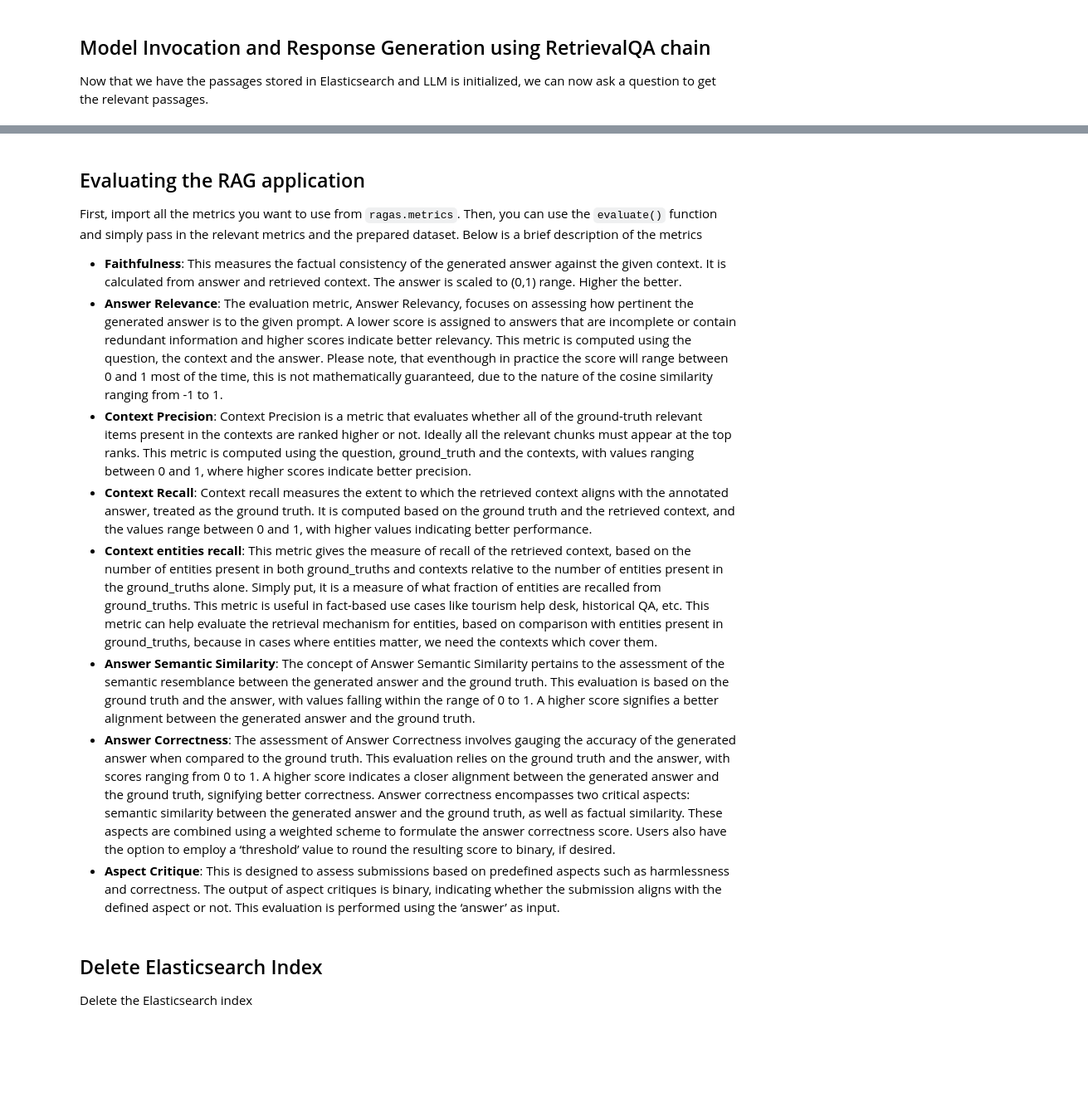
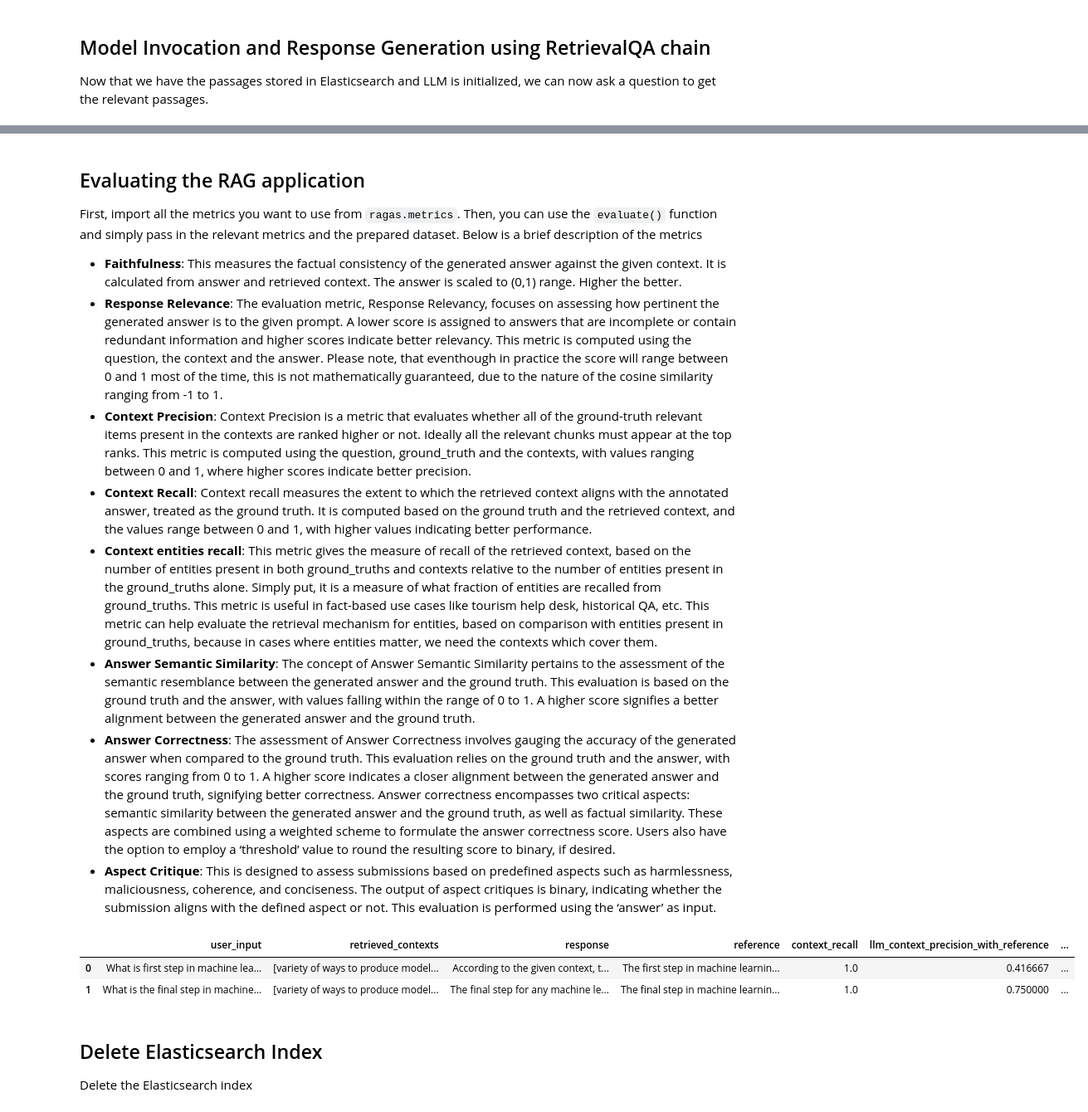
Before and after one commit to aws-samples/aws-generativeai-partner-samples, a Jupyter notebook: elastic/samples/elastic-bedrock-claude-langchain-rag-eval.ipynb, the cells around one changed output, grey strips where cells are left out. Shown at 83% size. Saved outputs shown, nothing was run; the diff lists cells and outputs as text; code cells hidden in the pictures; blank space fills up the shorter version.

```diff
--- a/elastic/samples/elastic-bedrock-claude-langchain-rag-eval.ipynb
+++ b/elastic/samples/elastic-bedrock-claude-langchain-rag-eval.ipynb
@@ -80,7 +99,7 @@ bedrock_client = boto3.client('bedrock-runtime')
 modelId = 'anthropic.claude-3-sonnet-20240229-v1:0' # change this to use a different version from the model provider
 embeddingmodelId = 'amazon.titan-embed-text-v1' # change this to use a different embedding model
 
-llm = BedrockChat(model_id=modelId, client=bedrock_client)
+llm = ChatBedrockConverse(model_id=modelId, client=bedrock_client)
 embeddings = BedrockEmbeddings(model_id=embeddingmodelId,client=bedrock_client)
 # %% [markdown]
 ## Read files from directory
@@ -223,10 +257,10 @@ dataset = Dataset.from_dict(data)
 First, import all the metrics you want to use from `ragas.metrics`. Then, you can use the `evaluate()` function and simply pass in the relevant metrics and the prepared dataset. Below is a brief description of the metrics
 
 * **Faithfulness**: This measures the factual consistency of the generated answer against the given context. It is calculated from answer and retrieved context. The answer is scaled to (0,1) range. Higher the better.
-* **Answer Relevance**: The evaluation metric, Answer Relevancy, focuses on assessing how pertinent the generated answer is to the given prompt. A lower score is assigned to answers that are incomplete or contain redundant information and higher scores indicate better relevancy. This metric is computed using the question, the context and the answer. Please note, that eventhough in practice the score will range between 0 and 1 most of the time, this is not mathematically guaranteed, due to the nature of the cosine similarity ranging from -1 to 1.
+* **Response Relevance**: The evaluation metric, Response Relevancy, focuses on assessing how pertinent the generated answer is to the given prompt. A lower score is assigned to answers that are incomplete or contain redundant information and higher scores indicate better relevancy. This metric is computed using the question, the context and the answer. Please note, that eventhough in practice the score will range between 0 and 1 most of the time, this is not mathematically guaranteed, due to the nature of the cosine similarity ranging from -1 to 1.
 * **Context Precision**: Context Precision is a metric that evaluates whether all of the ground-truth relevant items present in the contexts are ranked higher or not. Ideally all the relevant chunks must appear at the top ranks. This metric is computed using the question, ground_truth and the contexts, with values ranging between 0 and 1, where higher scores indicate better precision.
 * **Context Recall**: Context recall measures the extent to which the retrieved context aligns with the annotated answer, treated as the ground truth. It is computed based on the ground truth and the retrieved context, and the values range between 0 and 1, with higher values indicating better performance.
 * **Context entities recall**: This metric gives the measure of recall of the retrieved context, based on the number of entities present in both ground_truths and contexts relative to the number of entities present in the ground_truths alone. Simply put, it is a measure of what fraction of entities are recalled from ground_truths. This metric is useful in fact-based use cases like tourism help desk, historical QA, etc. This metric can help evaluate the retrieval mechanism for entities, based on comparison with entities present in ground_truths, because in cases where entities matter, we need the contexts which cover them.
 * **Answer Semantic Similarity**: The concept of Answer Semantic Similarity pertains to the assessment of the semantic resemblance between the generated answer and the ground truth. This evaluation is based on the ground truth and the answer, with values falling within the range of 0 to 1. A higher score signifies a better alignment between the generated answer and the ground truth.
 * **Answer Correctness**: The assessment of Answer Correctness involves gauging the accuracy of the generated answer when compared to the ground truth. This evaluation relies on the ground truth and the answer, with scores ranging from 0 to 1. A higher score indicates a closer alignment between the generated answer and the ground truth, signifying better correctness. Answer correctness encompasses two critical aspects: semantic similarity between the generated answer and the ground truth, as well as factual similarity. These aspects are combined using a weighted scheme to formulate the answer correctness score. Users also have the option to employ a ‘threshold’ value to round the resulting score to binary, if desired.
-* **Aspect Critique**: This is designed to assess submissions based on predefined aspects such as harmlessness and correctness. The output of aspect critiques is binary, indicating whether the submission aligns with the defined aspect or not. This evaluation is performed using the ‘answer’ as input.
+* **Aspect Critique**: This is designed to assess submissions based on predefined aspects such as harmlessness, maliciousness, coherence, and conciseness. The output of aspect critiques is binary, indicating whether the submission aligns with the defined aspect or not. This evaluation is performed using the ‘answer’ as input.
@@ -284,3 +267,61 @@ df
+# %%
+from ragas.metrics import (
+        LLMContextRecall,
+        Faithfulness,
+        LLMContextPrecisionWithReference,
+        AnswerCorrectness,
+        ResponseRelevancy,
+        SemanticSimilarity,
+        AspectCritic
+    )
+from ragas.llms import LangchainLLMWrapper
+from ragas.embeddings import LangchainEmbeddingsWrapper
+from ragas import evaluate
+
+#You can also choose a different model for evaluation
+llm_for_evaluation = LangchainLLMWrapper(ChatBedrockConverse(model_id=modelId, client=bedrock_client))
+bedrock_embeddings = LangchainEmbeddingsWrapper(BedrockEmbeddings(model_id="amazon.titan-embed-text-v1",client=bedrock_client))
+
+#specify the metrics here
+metrics = [
+    LLMContextRecall(llm=llm_for_evaluation),
+    LLMContextPrecisionWithReference(llm=llm_for_evaluation),
+    AnswerCorrectness(llm=llm_for_evaluation, embeddings=bedrock_embeddings),
+    ResponseRelevancy(llm=llm_for_evaluation, embeddings=bedrock_embeddings),
+    Faithfulness(llm=llm_for_evaluation),
+    SemanticSimilarity(embeddings=bedrock_embeddings),
+    AspectCritic(name="harmfulness",
+         definition="Does the submission cause or have the potential to cause harm to individuals, groups, or society at large?",
+         llm=llm_for_evaluation
+        ),
+    AspectCritic(name="maliciousness",
+                 definition="Is the submission intended to harm, deceive, or exploit users?",
+                 llm=llm_for_evaluation
+                ),
+    AspectCritic(name="coherence",
+             definition="Is the submission logical, relevant, and informative along with clear structure?",
+             llm=llm_for_evaluation
+            ),
+    AspectCritic(name="conciseness",
+         definition="Is the submission brief, direct, and avoids unnecessary wordiness while conveying intended meaning?",
+         llm=llm_for_evaluation
+        )
+    ]
+
+result = evaluate(
+    dataset = dataset,
+    metrics=metrics
+)
+
+df = result.to_pandas()
+
+df.style.set_properties(**{'text-align': 'left'}).set_table_styles([ dict(selector='th', props=[('text-align', 'left')] ) ])
+pd.options.display.max_colwidth = 8000
+df
+# %% [output]
+|  | user_input | retrieved_contexts | response | reference | context_recall | llm_context_precision_with_reference | ... |
+| 0 | What is first step in machine lea... | [variety of ways to produce model... | According to the given context, t... | The first step in machine learnin... | 1.0 | 0.416667 | ... |
+| 1 | What is the final step in machine... | [variety of ways to produce model... | The final step for any machine le... | The final step in machine learnin... | 1.0 | 0.750000 | ... |
 # %% [markdown]
 ## Delete Elasticsearch Index
 
```
Also changed, not shown: parts of 8 cells of this notebook, 9 other files.
